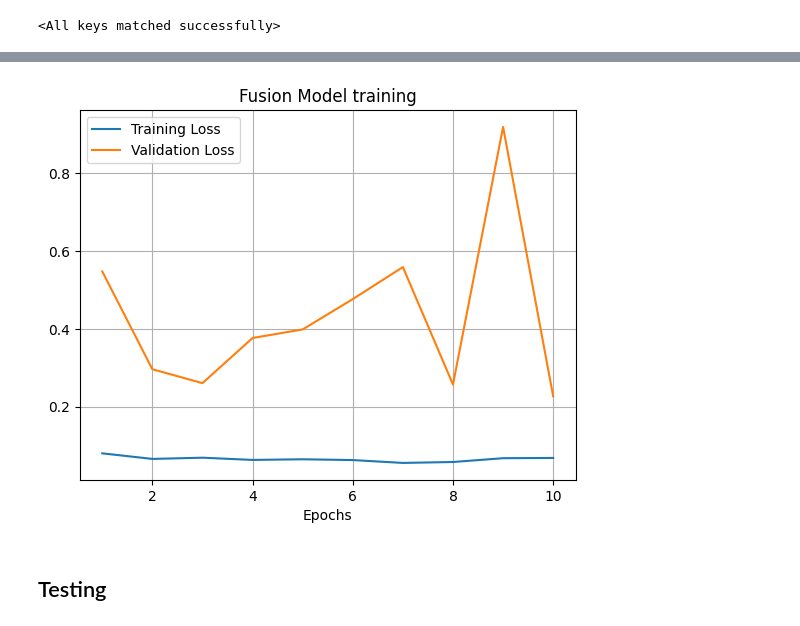
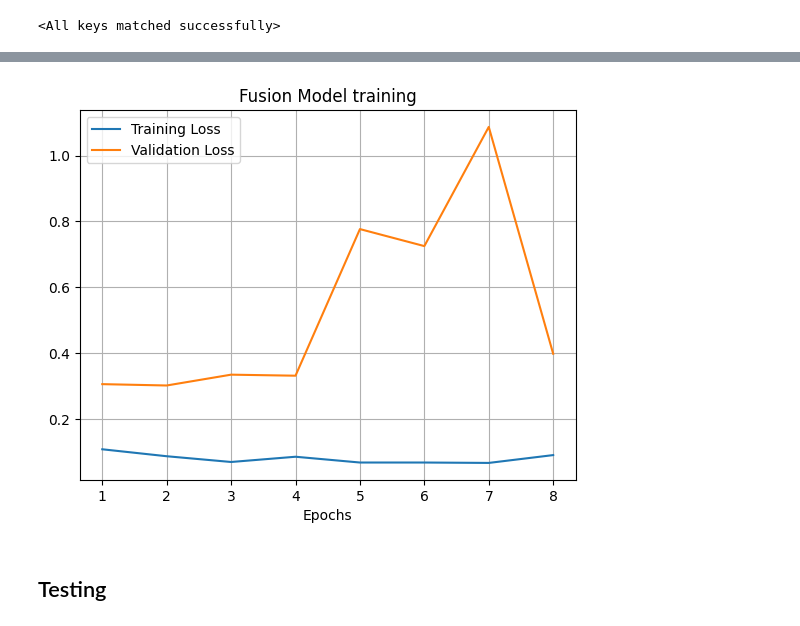
Before and after one commit to GeorgeEfstathiadis/Visually-Indicated-Sounds, a Jupyter notebook: model2.ipynb, the cells around one changed output, grey strips where cells are left out. Cells and saved outputs as stored; diff of their text form; code cells hidden in the pictures.

Commit message:
ran fusion_3

```diff
--- a/model2.ipynb
+++ b/model2.ipynb
@@ -159,14 +159,14 @@ Validation set size:  (96, 3)
 Test set size:  (96, 3)
 # %%
 # Starting point
-fusion_model.load_state_dict(torch.load('model_weights/fusion_1_weights.pt'))
+fusion_model.load_state_dict(torch.load('model_weights/fusion_2_weights.pt'))
 # %% [output]
 <All keys matched successfully>
 # %%
 dataloaders = {'train':train_loader, 'val':val_loader}
 
 criterion = nn.BCELoss()
-optimizer= optim.Adam(fusion_model.parameters(), lr=0.001)
+optimizer= optim.Adam(fusion_model.parameters(), lr=0.01)
 
 since = time.time()
 
@@ -278,15 +278,17 @@ np.save('model_logs/loss_acc_logs/train_arr_acc.npy', train_arr_acc)
 np.save('model_logs/loss_acc_logs/val_arr_loss.npy', val_arr_loss)
 np.save('model_logs/loss_acc_logs/val_arr_acc.npy', val_arr_acc)
 # %%
-plt.plot(range(1,N_EPOCHS+1),train_arr_loss, label="Training Loss")
-plt.plot(range(1,N_EPOCHS+1),val_arr_loss, label="Validation Loss")
+# plt.plot(range(1,N_EPOCHS+1),train_arr_loss, label="Training Loss")
+# plt.plot(range(1,N_EPOCHS+1),val_arr_loss, label="Validation Loss")
+plt.plot(range(1,9),train_arr_loss, label="Training Loss")
+plt.plot(range(1,9),val_arr_loss, label="Validation Loss")
 plt.xlabel("Epochs")
 plt.legend()
 plt.grid()
 plt.title("Fusion Model training")
 plt.show()
 # %% [output]
-[figure, old version]
+[figure, new version]
 # %% [markdown]
 ## Testing
 # %%
```
Also changed, not shown: parts of 3 cells of this notebook.
